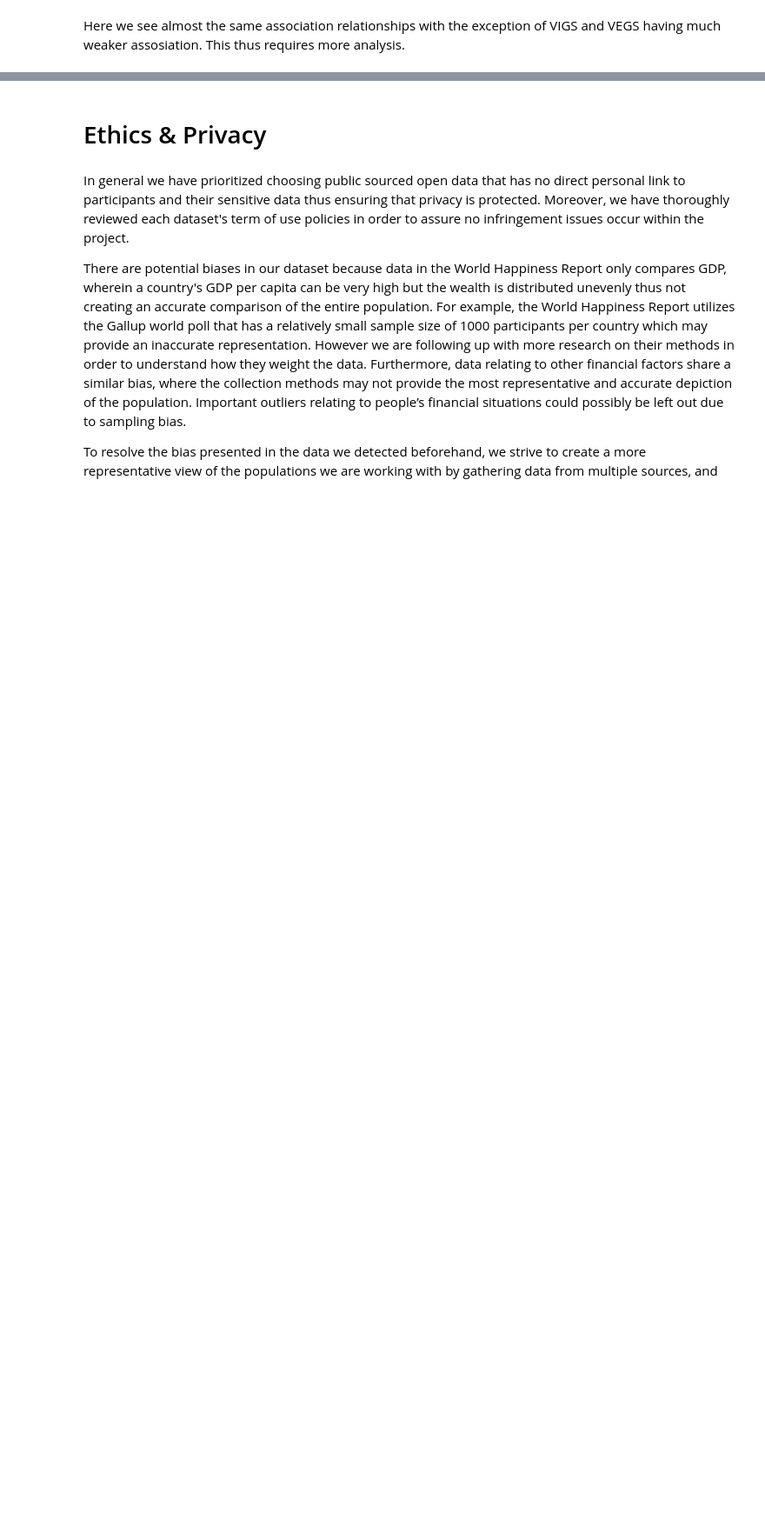
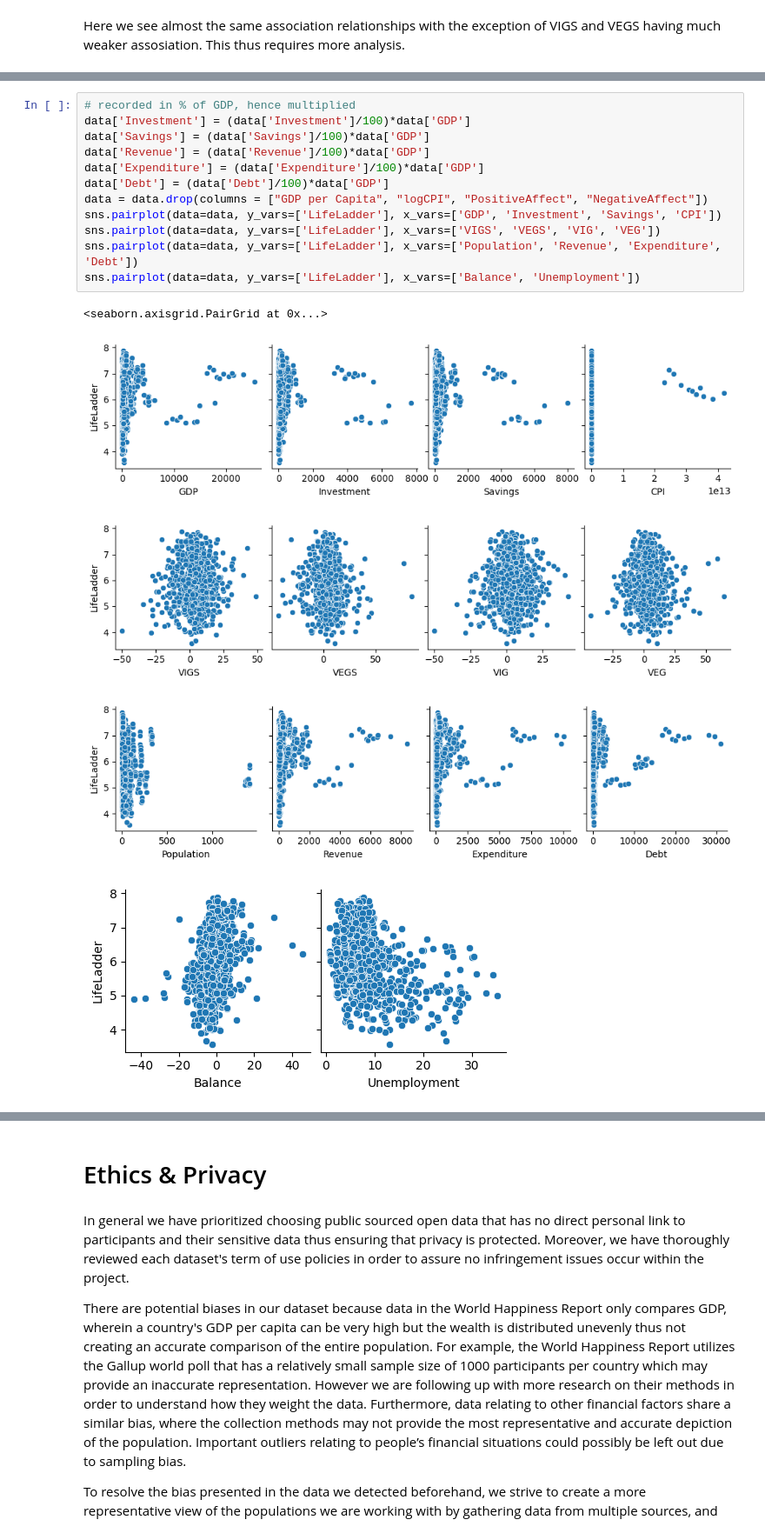
Before and after one commit to cskang3627/happiness, a Jupyter notebook: FinalProjectGroup_Sp23_The_Group.ipynb, the cells around one changed output, grey strips where cells are left out. Shown at 87% size. Drawn from its saved outputs; the diff is of its cells as text; blank space fills up the shorter version.

```diff
--- a/FinalProjectGroup_Sp23_The_Group.ipynb
+++ b/FinalProjectGroup_Sp23_The_Group.ipynb
@@ -829,0 +838,18 @@ Here we see almost the same association relationships with the exception of VIGS
+# %%
+# recorded in % of GDP, hence multiplied
+data['Investment'] = (data['Investment']/100)*data['GDP']
+data['Savings'] = (data['Savings']/100)*data['GDP']
+data['Revenue'] = (data['Revenue']/100)*data['GDP']
+data['Expenditure'] = (data['Expenditure']/100)*data['GDP']
+data['Debt'] = (data['Debt']/100)*data['GDP']
+data = data.drop(columns = ["GDP per Capita", "logCPI", "PositiveAffect", "NegativeAffect"])
+sns.pairplot(data=data, y_vars=['LifeLadder'], x_vars=['GDP', 'Investment', 'Savings', 'CPI'])
+sns.pairplot(data=data, y_vars=['LifeLadder'], x_vars=['VIGS', 'VEGS', 'VIG', 'VEG'])
+sns.pairplot(data=data, y_vars=['LifeLadder'], x_vars=['Population', 'Revenue', 'Expenditure', 'Debt'])
+sns.pairplot(data=data, y_vars=['LifeLadder'], x_vars=['Balance', 'Unemployment'])
+# %% [output]
+<seaborn.axisgrid.PairGrid at 0x...>
+[figure, added]
+[figure, added]
+[figure, added]
+[figure, added]
```
Also changed, not shown: parts of 10 cells of this notebook.
